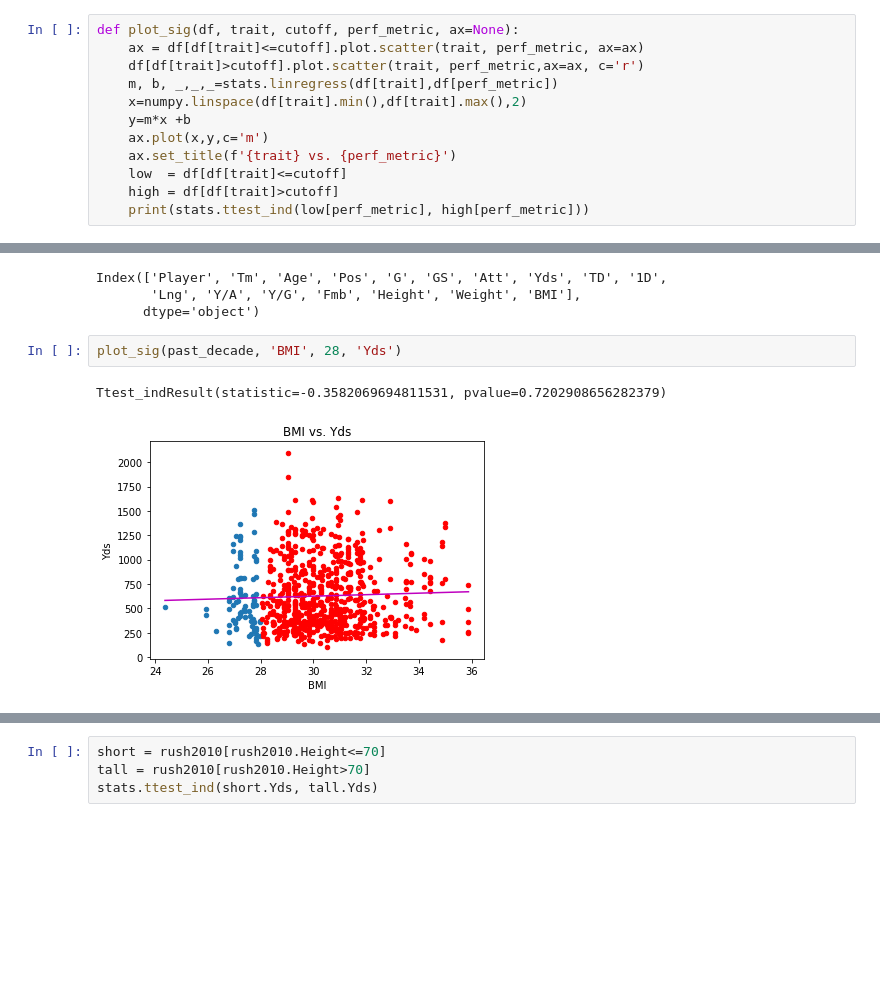
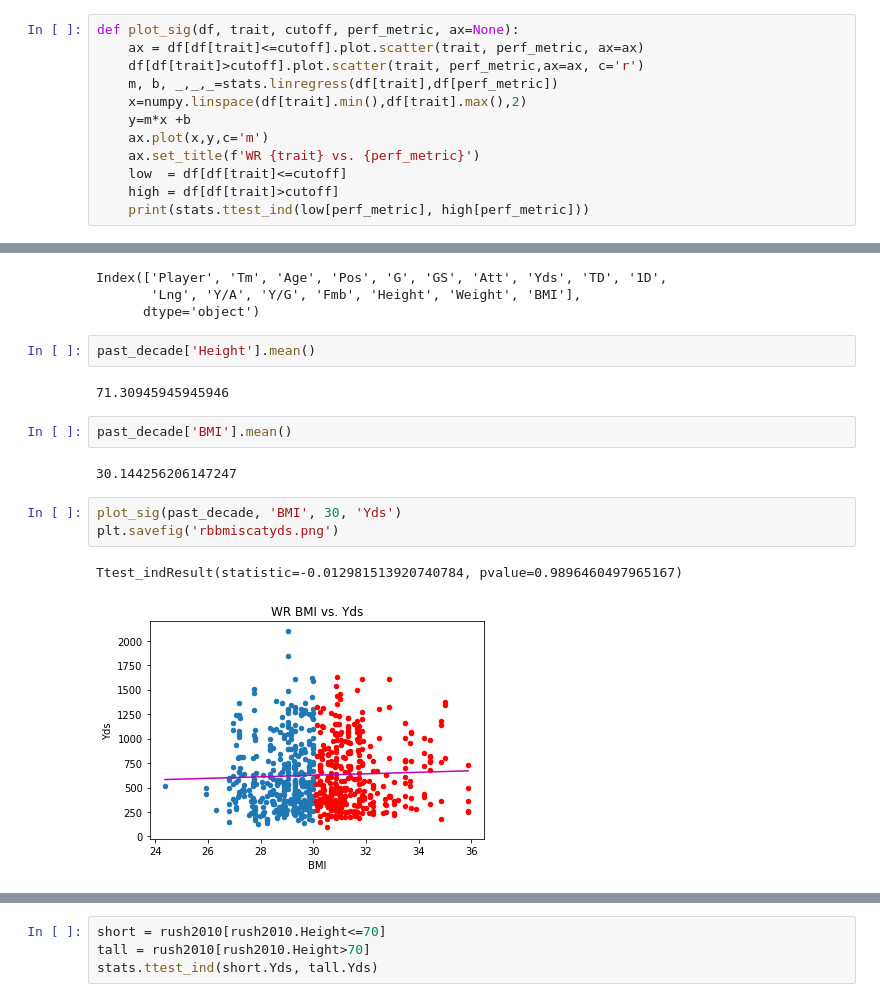
Before and after one commit to shaikh23/Nfl-Analysis, a Jupyter notebook: Rushing.ipynb, the cells around one changed output, grey strips where cells are left out. Drawn from its saved outputs; the diff is of its cells as text; blank space fills up the shorter version.

Commit message:
added titles

```diff
--- a/Rushing.ipynb
+++ b/Rushing.ipynb
@@ -107,7 +107,7 @@ def plot_sig(df, trait, cutoff, perf_metric, ax=None):
     x=numpy.linspace(df[trait].min(),df[trait].max(),2)
     y=m*x +b
     ax.plot(x,y,c='m')
-    ax.set_title(f'{trait} vs. {perf_metric}')
+    ax.set_title(f'WR {trait} vs. {perf_metric}')
     low  = df[df[trait]<=cutoff]
     high = df[df[trait]>cutoff]
     print(stats.ttest_ind(low[perf_metric], high[perf_metric]))
@@ -117,8 +117,17 @@ past_decade.columns
 Index(['Player', 'Tm', 'Age', 'Pos', 'G', 'GS', 'Att', 'Yds', 'TD', '1D',
        'Lng', 'Y/A', 'Y/G', 'Fmb', 'Height', 'Weight', 'BMI'],
       dtype='object')
+# %%
+past_decade['Height'].mean()
+# %% [output]
+71.30945945945946
+# %%
+past_decade['BMI'].mean()
+# %% [output]
+30.144256206147247
 # %%
-plot_sig(past_decade, 'BMI', 28, 'Yds')
+plot_sig(past_decade, 'BMI', 30, 'Yds')
+plt.savefig('rbbmiscatyds.png')
 # %% [output]
-Ttest_indResult(statistic=-0.3582069694811531, pvalue=0.7202908656282379)
+Ttest_indResult(statistic=-0.012981513920740784, pvalue=0.9896460497965167)
-[figure, old version]
+[figure, new version]
```
Also changed, not shown: parts of 9 cells of this notebook.
